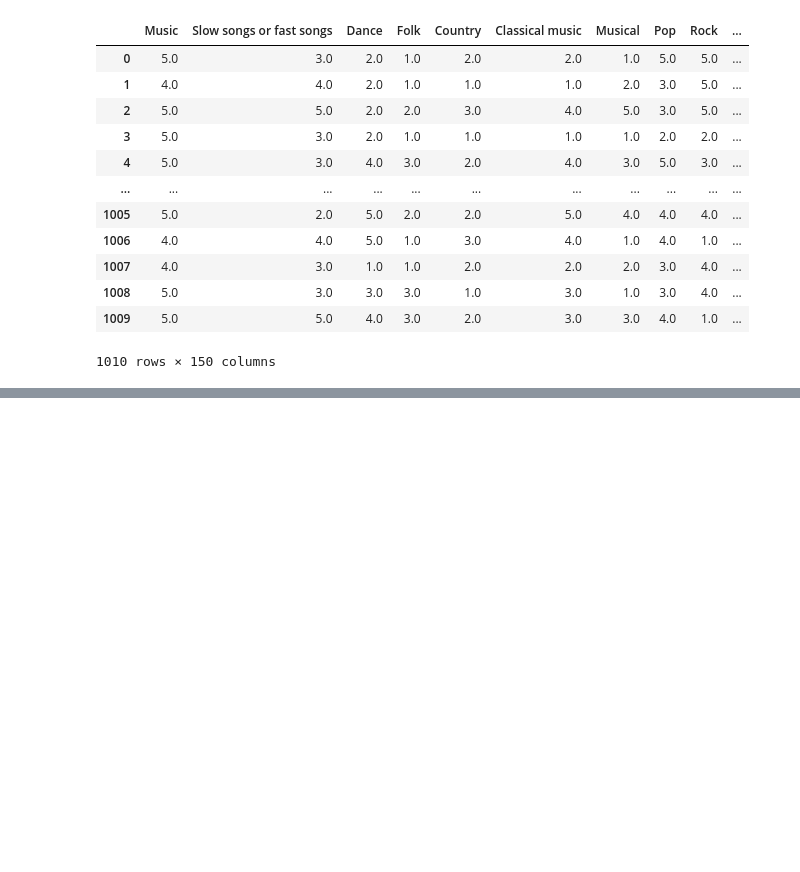
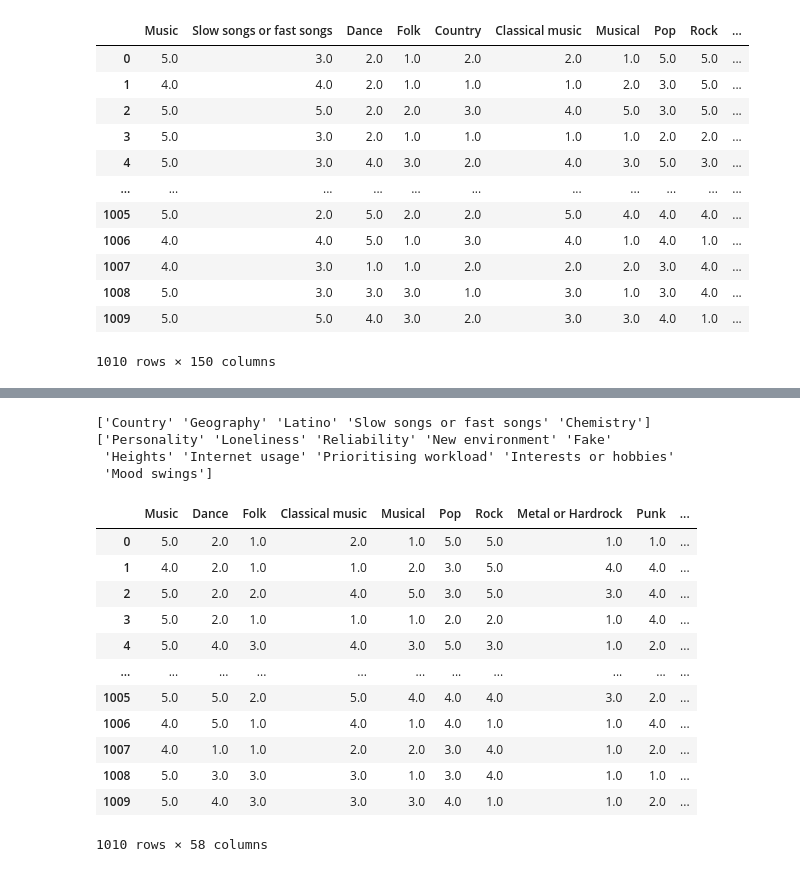
Before and after one commit to virgimarca/Computational, a Jupyter notebook: CollianiMarcante_HW2.ipynb, the cells around one changed output, grey strips where cells are left out. Cells and saved outputs as stored; diff of their text form; code cells hidden in the pictures; blank space fills up the shorter version.

```diff
--- a/CollianiMarcante_HW2.ipynb
+++ b/CollianiMarcante_HW2.ipynb
@@ -43,0 +66,36 @@ display(df)
+# %%
+col_ent = list(df.columns)[0:63]
+col_pers = list(df.columns)[63:140]
+# %%
+np.random.seed(rs)
+rem_ent = np.random.choice(col_ent,5)
+rem_pers = np.random.choice(col_pers,10)
+print(rem_ent)
+print(rem_pers)
+# %% [output]
+['Country' 'Geography' 'Latino' 'Slow songs or fast songs' 'Chemistry']
+['Personality' 'Loneliness' 'Reliability' 'New environment' 'Fake'
+ 'Heights' 'Internet usage' 'Prioritising workload' 'Interests or hobbies'
+ 'Mood swings']
+# %%
+df_1 = df.iloc[:,0:63]
+df_2 = df.iloc[:, 63:]
+# %%
+workdf_1 = df_1.drop(columns=rem_ent)
+workdf_2 = df_2.drop(columns=rem_pers)
+# %%
+workdf_1
+# %% [output]
+|  | Music | Dance | Folk | Classical music | Musical | Pop | Rock | Metal or Hardrock | Punk | ... |
+| 0 | 5.0 | 2.0 | 1.0 | 2.0 | 1.0 | 5.0 | 5.0 | 1.0 | 1.0 | ... |
+| 1 | 4.0 | 2.0 | 1.0 | 1.0 | 2.0 | 3.0 | 5.0 | 4.0 | 4.0 | ... |
+| 2 | 5.0 | 2.0 | 2.0 | 4.0 | 5.0 | 3.0 | 5.0 | 3.0 | 4.0 | ... |
+| 3 | 5.0 | 2.0 | 1.0 | 1.0 | 1.0 | 2.0 | 2.0 | 1.0 | 4.0 | ... |
+| 4 | 5.0 | 4.0 | 3.0 | 4.0 | 3.0 | 5.0 | 3.0 | 1.0 | 2.0 | ... |
+| ... | ... | ... | ... | ... | ... | ... | ... | ... | ... | ... |
+| 1005 | 5.0 | 5.0 | 2.0 | 5.0 | 4.0 | 4.0 | 4.0 | 3.0 | 2.0 | ... |
+| 1006 | 4.0 | 5.0 | 1.0 | 4.0 | 1.0 | 4.0 | 1.0 | 1.0 | 4.0 | ... |
+| 1007 | 4.0 | 1.0 | 1.0 | 2.0 | 2.0 | 3.0 | 4.0 | 1.0 | 2.0 | ... |
+| 1008 | 5.0 | 3.0 | 3.0 | 3.0 | 1.0 | 3.0 | 4.0 | 1.0 | 1.0 | ... |
+| 1009 | 5.0 | 4.0 | 3.0 | 3.0 | 3.0 | 4.0 | 1.0 | 1.0 | 2.0 | ... |
+1010 rows × 58 columns
```
Also changed, not shown: parts of 8 cells of this notebook.
